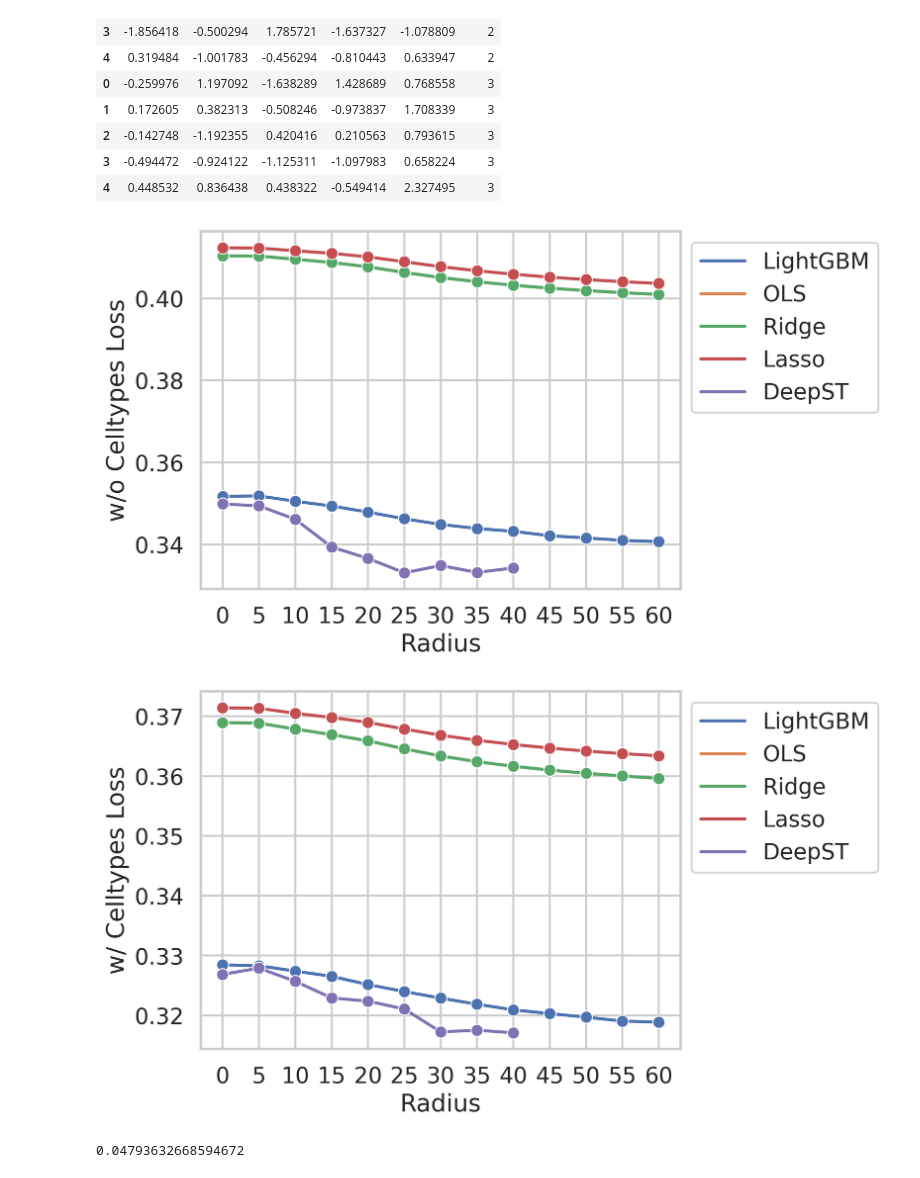
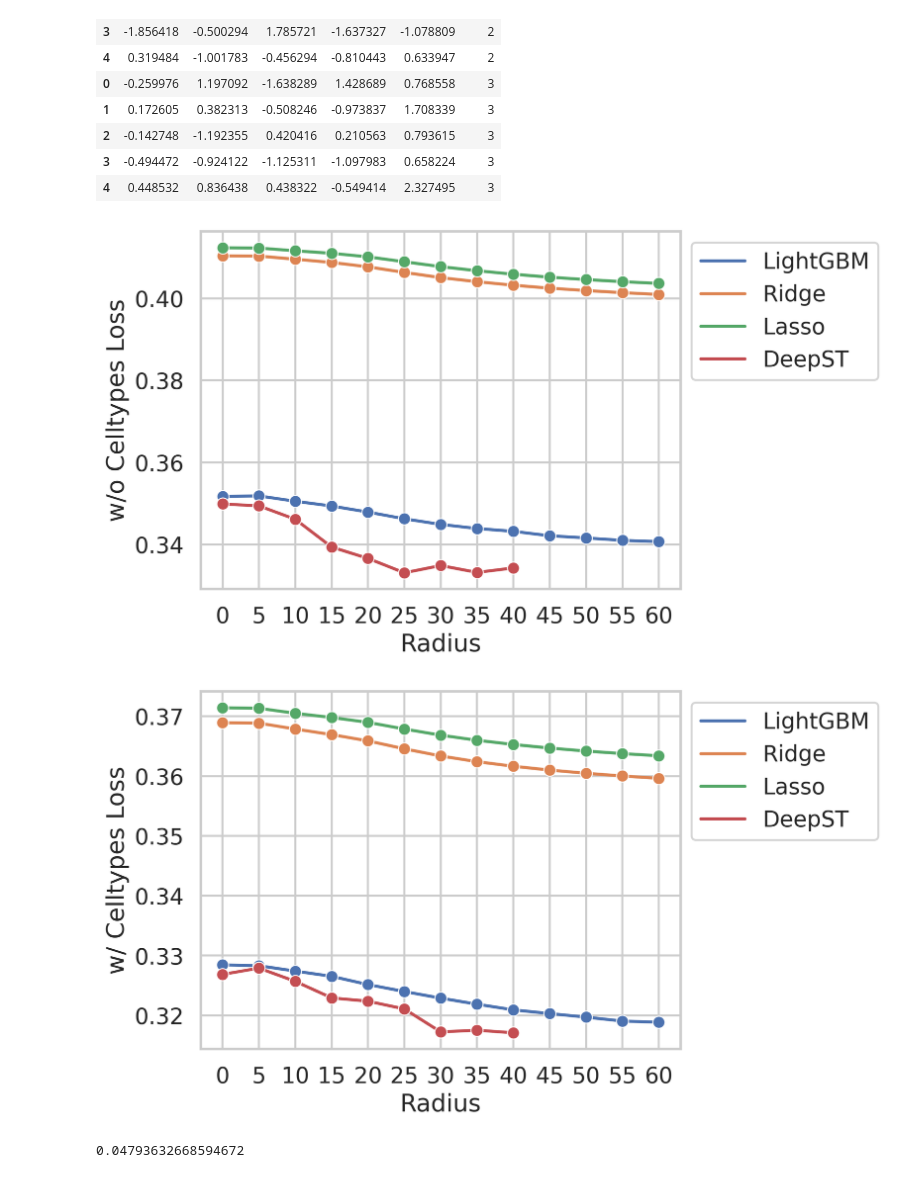
Before and after one commit to prob-ml/spice, a Jupyter notebook: examples/Plots.ipynb, the cells around one changed output. Cells and saved outputs as stored; diff of their text form; code cells hidden in the pictures.

```diff
--- a/examples/Plots.ipynb
+++ b/examples/Plots.ipynb
@@ -213,6 +213,8 @@ for data in datasets:
     data["Method"] = data["Radius"].apply(lambda x: x.split(' ')[0] if not is_int(x.split(' ')[0]) else "DeepST")
     data["Radius"] = data["Radius"].apply(lambda x: x.split(' ')[-1])
 
+no_celltypes_df = no_celltypes_df[no_celltypes_df["Method"] != "OLS"]
+
 ax = plt.gcf().gca()
 
 sns.set_theme("talk")
@@ -226,22 +228,24 @@ plt.rcParams['figure.dpi'] = 300
 plt.rcParams['savefig.dpi'] = 300
 plt.savefig('real_data_wo_celltypes.png', bbox_inches="tight")
 # %% [output]
-[figure, old version]
+[figure, new version]
 # %%
+celltypes_df = celltypes_df[celltypes_df["Method"] != "OLS"]
+
 sns.set_theme("talk")
 sns.set_style("whitegrid")
 sns.lineplot(data=celltypes_df, x="Radius", y="w/ Celltypes Loss", marker='o', hue="Method")
 
 ax = plt.gcf().gca()
 
 plt.legend(bbox_to_anchor=(1, 1))
 # plt.legend(labels=['LightGBM Test Loss', 'deepST Test Loss'], bbox_to_anchor=(1, 1))
 
 plt.rcParams['figure.dpi'] = 300
 plt.rcParams['savefig.dpi'] = 300
 plt.savefig('real_data_WITH_celltypes.png', bbox_inches="tight")
 # %% [output]
-[figure, old version]
+[figure, new version]
 # %%
 1 - min(deepST_results_wo_celltypes_df["w/o Celltypes Loss"])/deepST_results_wo_celltypes_df["w/o Celltypes Loss"][0]
 # %% [output]
```
Also changed, not shown: 25 other files.
